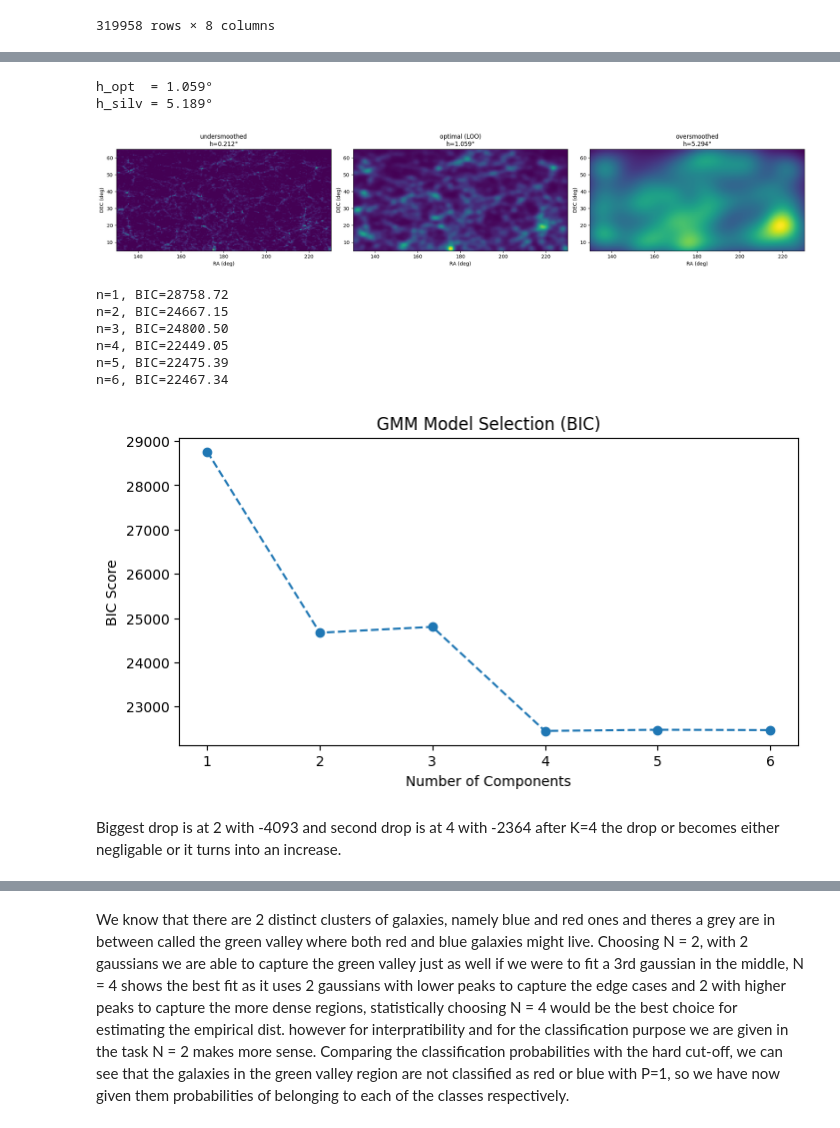
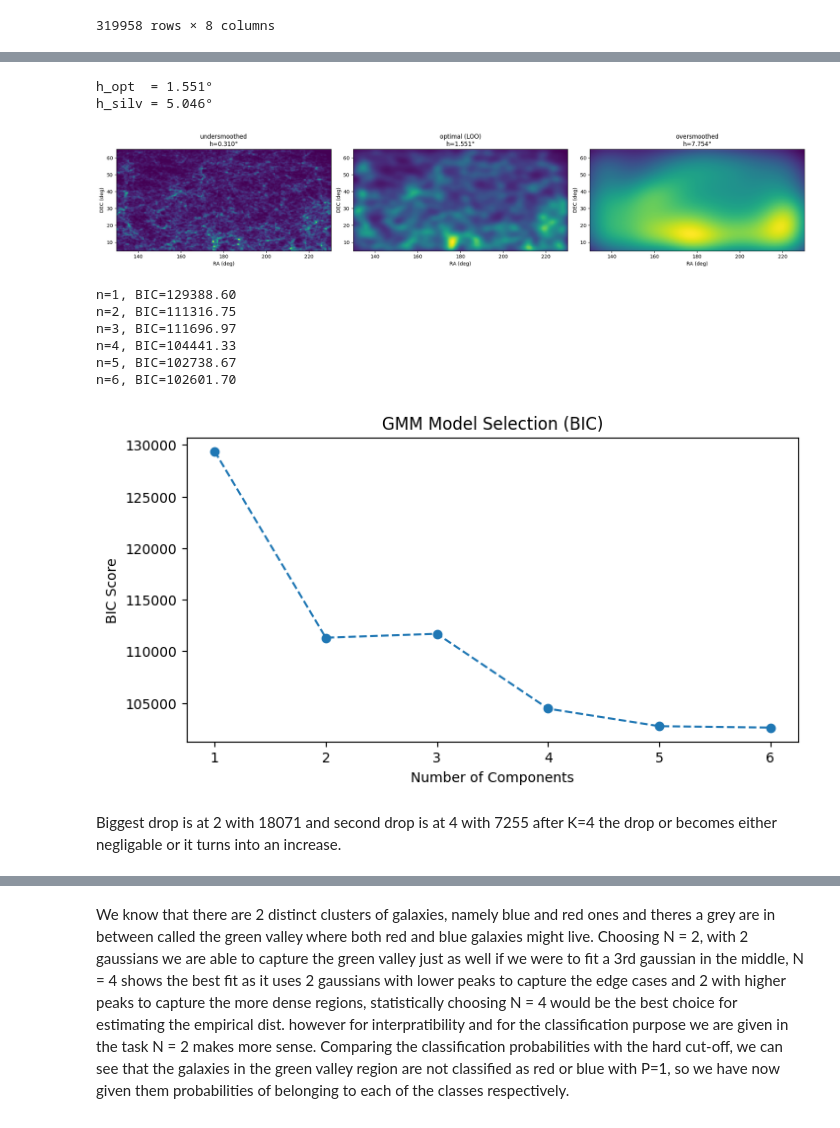
Before and after one commit to TarikOzpamuk/Astro_exercises, a Jupyter notebook: Astro_exercises2.ipynb, the cells around one changed output, grey strips where cells are left out. Saved outputs shown, nothing was run; the diff lists cells and outputs as text; code cells hidden in the pictures.

```diff
--- a/Astro_exercises2.ipynb
+++ b/Astro_exercises2.ipynb
@@ -32,4 +32,9 @@ ds2 = np.array([ds[0,:]])
 for n in range(1, np.shape(ds)[0]):
     if (ds[n,2] < 0.105 and ds[n,2] > 0.095):
         ds2 = np.append(ds2, np.array([ds[n,:]]), axis = 0)
+
+ds1 = np.array([ds[0,:]])
+for n in range(1, np.shape(ds)[0]):
+    if (ds[n,2] < 0.12 and ds[n,2] > 0.08):
+        ds1 = np.append(ds1, np.array([ds[n,:]]), axis = 0)
 # %%
@@ -40 +45,12 @@ plt.scatter(ds2[:,0], ds2[:,1], s=1, alpha=0.2, color = "purple")
+# %%
+u_r = ds2[:, 3] - ds2[:, 5]
+
+ds2 = np.column_stack((ds2, u_r))
+u_r_1 = ds1[:, 3] - ds1[:, 5]
+
+ds1 = np.column_stack((ds1, u_r_1))
+redgalaxies = ds2[:, 8:9] > 2.3
+bluegalaxies = ds2[:, 8:9] <= 2.3
+redgalaxies = ds2[redgalaxies[:,0]]
+bluegalaxies = ds2[bluegalaxies[:,0]]
 # %%
@@ -59,8 +75,8 @@ print(ds2.shape)                          # how many galaxies
 
 # downsample to make LOO feasible
 np.random.seed(42)
-idx = np.random.choice(len(ds2), size=2000, replace=False)
-Xdata = ds2[idx, :2]  # just RA and DEC, shape (2000, 2)
+idx = np.random.choice(len(ds1), size=2000, replace=False)
+Xdata = ds1[idx, :2]  # just RA and DEC, shape (2000, 2)
 
 # LOO grid search
 bandwidths = np.geomspace(0.05, 2.0, 30)
@@ -76,39 +92,39 @@ h_silv = 1.06 * sigma * N**(-1/5)
 print(f"h_opt  = {h_opt:.3f}°")
 print(f"h_silv = {h_silv:.3f}°")
 # %% [output]
-h_opt  = 1.059°
-h_silv = 5.189°
+h_opt  = 1.551°
+h_silv = 5.046°
 # %%
 # fit final models on full Xdata (all galaxies, not downsampled)
-Xdata_full = ds2[:, :2]
+Xdata_full = ds1[:, :2]
 
 bandwidths_to_plot = [h_opt/5, h_opt, h_opt*5]
 titles = [f'undersmoothed\nh={h_opt/5:.3f}°',
           f'optimal (LOO)\nh={h_opt:.3f}°',
           f'oversmoothed\nh={h_opt*5:.3f}°']
 
 fig, axes = plt.subplots(1, 3, figsize=(20, 4))
 
 n1, n2 = 200, 200
 v1min, v1max = Xdata_full[:, 0].min(), Xdata_full[:, 0].max()
 v2min, v2max = Xdata_full[:, 1].min(), Xdata_full[:, 1].max()
 
 v1g = np.linspace(v1min, v1max, n1)
 v2g = np.linspace(v2min, v2max, n2)
 xg, yg = np.meshgrid(v1g, v2g)
 Xgrid = np.vstack((xg.flatten(), yg.flatten())).T
 
 for ax, h, title in zip(axes, bandwidths_to_plot, titles):
     model = KernelDensity(kernel='gaussian', bandwidth=h)
     model.fit(Xdata_full)
     kde_dens_at_x = np.exp(model.score_samples(Xgrid))
     ptest = kde_dens_at_x.reshape((n2, n1))
     ax.pcolor(v1g, v2g, ptest, cmap='viridis')
     ax.set_xlabel('RA (deg)')
     ax.set_ylabel('DEC (deg)')
     ax.set_title(title)
 
 plt.tight_layout()
 plt.show()
 # %% [output]
-[figure, old version]
+[figure, new version]
@@ -123,9 +135,9 @@ n_components = range(1, 7)
 for n in n_components:
     gmm = GaussianMixture(n_components=n, covariance_type='full',n_init=100, random_state=31,
     reg_covar=1e-3)  # add small regularization to avoid singular covariances
-    gmm.fit(ds2[:,8:9])
-    bic = gmm.bic(ds2[:,8:9])
-    aic = gmm.aic(ds2[:,8:9])
+    gmm.fit(ds1[:,8:9])
+    bic = gmm.bic(ds1[:,8:9])
+    aic = gmm.aic(ds1[:,8:9])
     bics.append(bic)
     print(f"n={n}, BIC={bic:.2f}")
 plt.figure(figsize=(8, 4))
@@ -135,15 +147,15 @@ plt.ylabel('BIC Score')
 plt.title('GMM Model Selection (BIC)')
 plt.show()
 # %% [output]
-n=1, BIC=28758.72
-n=2, BIC=24667.15
-n=3, BIC=24800.50
-n=4, BIC=22449.05
-n=5, BIC=22475.39
-n=6, BIC=22467.34
+n=1, BIC=129388.60
+n=2, BIC=111316.75
+n=3, BIC=111696.97
+n=4, BIC=104441.33
+n=5, BIC=102738.67
+n=6, BIC=102601.70
-[figure, old version]
+[figure, new version]
 # %% [markdown]
-Biggest drop is at 2 with -4093 and second drop is at 4 with -2364 after K=4 the drop or becomes either negligable or it turns into an increase.
+Biggest drop is at 2 with 18071 and second drop is at 4 with 7255 after K=4 the drop or becomes either negligable or it turns into an increase.
 # %%
 Diff_bics = np.diff(bics)
 print("BIC differences at steps:", Diff_bics)
```
Also changed, not shown: parts of 14 cells of this notebook.
